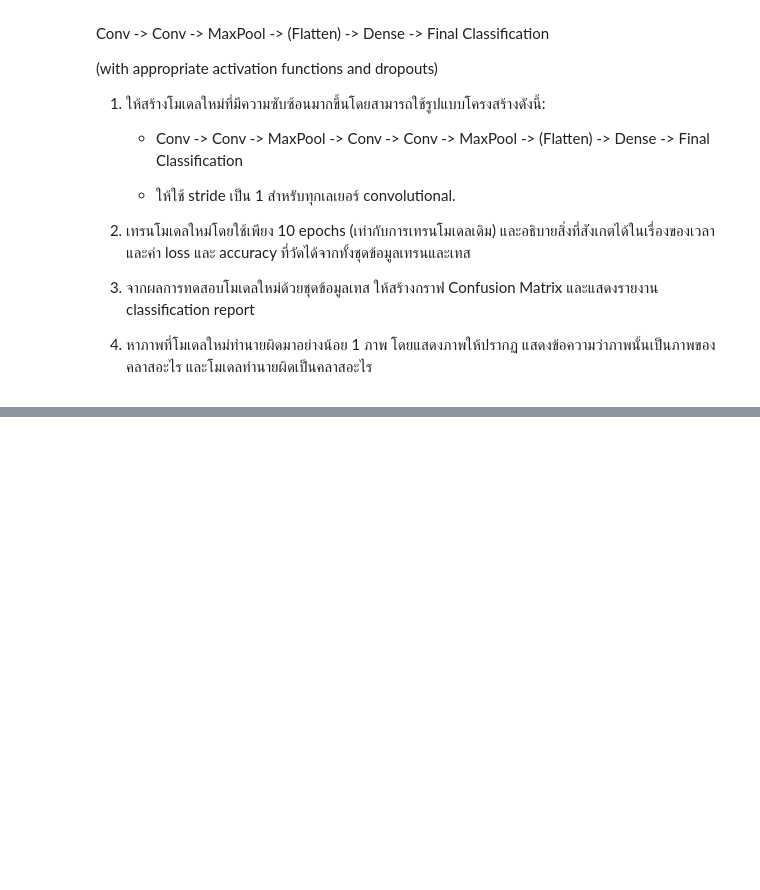
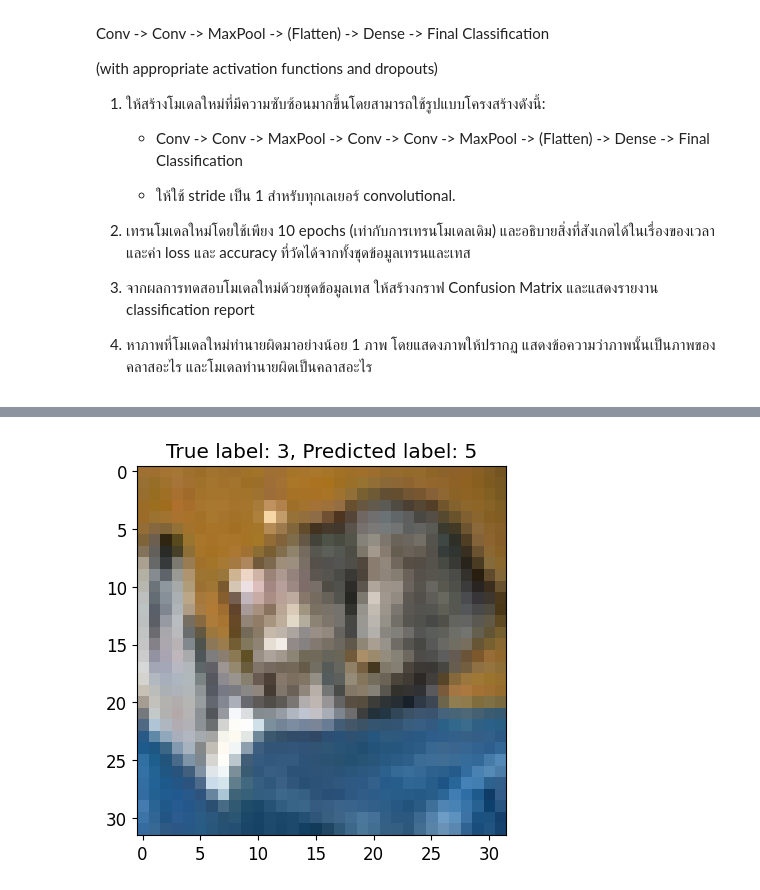
Before and after one commit to Unchana19/deep-learning, a Jupyter notebook: 06_CIFAR10_First_CNN_HW.ipynb, the cells around one changed output, grey strips where cells are left out. Saved outputs shown, nothing was run; the diff lists cells and outputs as text; code cells hidden in the pictures; blank space fills up the shorter version.

```diff
--- a/06_CIFAR10_First_CNN_HW.ipynb
+++ b/06_CIFAR10_First_CNN_HW.ipynb
@@ -316,0 +494,24 @@ Conv -> Conv -> MaxPool -> (Flatten) -> Dense -> Final Classification
+# %%
+# Assuming you have a trained model, test dataset (x_test), and true labels (y_test)
+# Get predictions from the model
+predictions = model_2.predict(x_test)
+predicted_classes = np.argmax(predictions, axis=1)
+true_classes = np.argmax(y_test, axis=1)
+
+# Find misclassified images
+misclassified_indices = np.where(predicted_classes != true_classes)[0]
+
+if len(misclassified_indices) > 0:
+    # Get the first misclassified image
+    index = misclassified_indices[0]
+    misclassified_image = x_test[index]
+    true_label = true_classes[index]
+    predicted_label = predicted_classes[index]
+
+    # Display the misclassified image
+    plt.imshow(misclassified_image)
+    plt.title(f'True label: {true_label}, Predicted label: {predicted_label}')
+    plt.show()
+else:
+    print("No misclassified images found.")
+# %% [output]
@@ -316,0 +519 @@ Conv -> Conv -> MaxPool -> (Flatten) -> Dense -> Final Classification
+[figure, added]
```
Also changed, not shown: parts of 14 cells of this notebook, 1 other file.
